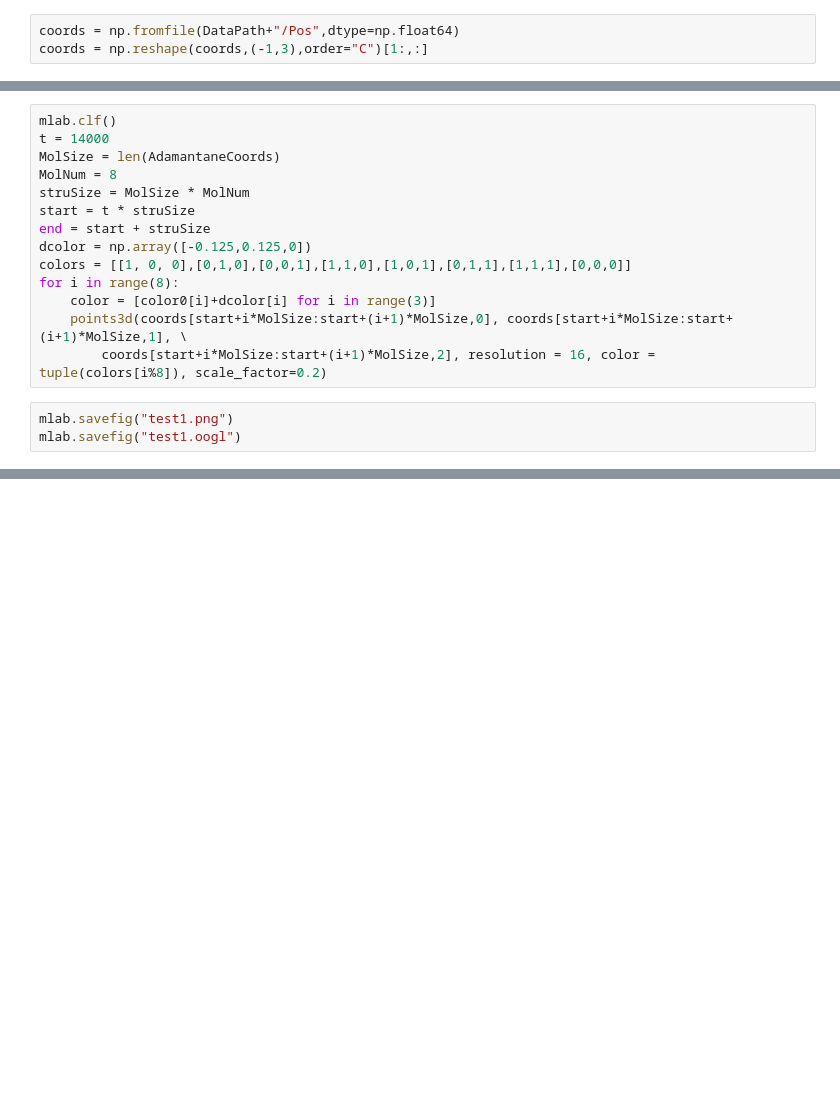
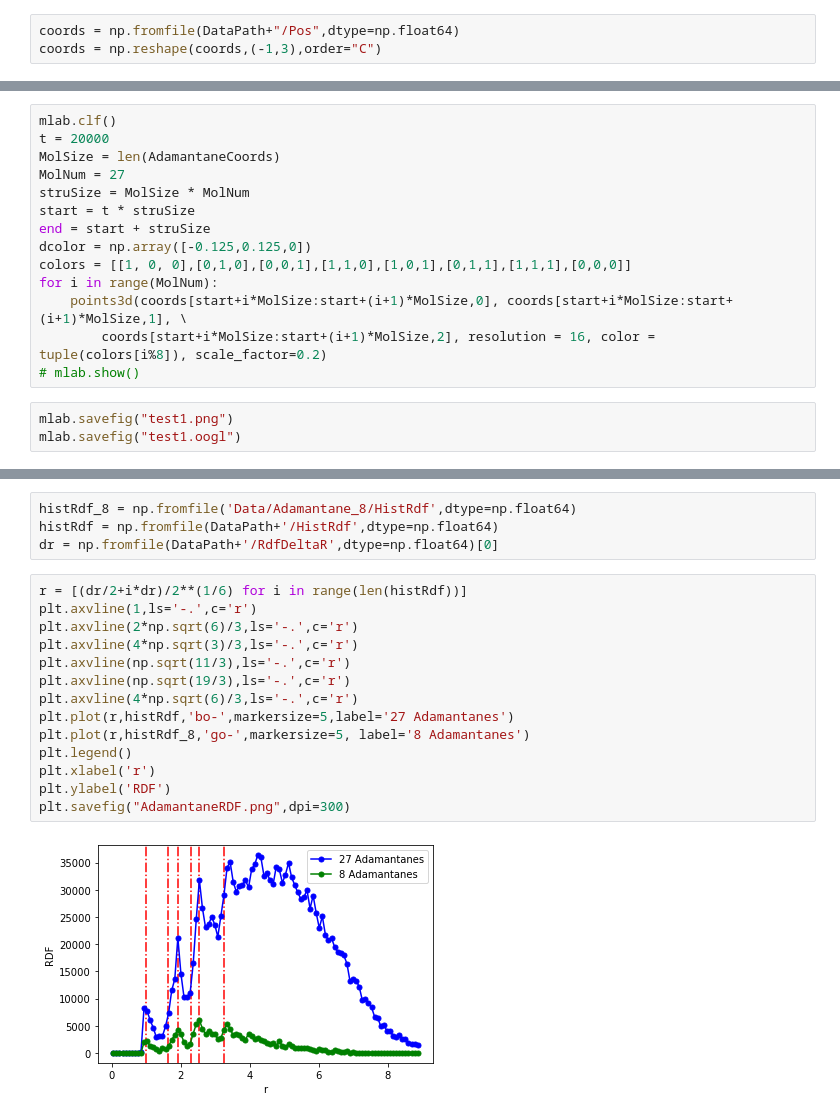
Before and after one commit to taaatang/Diamondoid, a Jupyter notebook: MolecularDynamics.ipynb, the cells around one changed output, grey strips where cells are left out. Cells and saved outputs as stored; diff of their text form; blank space fills up the shorter version.

```diff
--- a/MolecularDynamics.ipynb
+++ b/MolecularDynamics.ipynb
@@ -61,3 +35,3 @@ Text(0, 0.5, 'E')
 # %%
 coords = np.fromfile(DataPath+"/Pos",dtype=np.float64)
-coords = np.reshape(coords,(-1,3),order="C")[1:,:]
+coords = np.reshape(coords,(-1,3),order="C")
@@ -68,17 +42,17 @@ view(azimuth=-0,elevation=90)
 # %%
 mlab.clf()
-t = 14000
+t = 20000
 MolSize = len(AdamantaneCoords)
-MolNum = 8
+MolNum = 27
 struSize = MolSize * MolNum
 start = t * struSize
 end = start + struSize
 dcolor = np.array([-0.125,0.125,0])
 colors = [[1, 0, 0],[0,1,0],[0,0,1],[1,1,0],[1,0,1],[0,1,1],[1,1,1],[0,0,0]]
-for i in range(8):
-    color = [color0[i]+dcolor[i] for i in range(3)]
+for i in range(MolNum):
     points3d(coords[start+i*MolSize:start+(i+1)*MolSize,0], coords[start+i*MolSize:start+(i+1)*MolSize,1], \
         coords[start+i*MolSize:start+(i+1)*MolSize,2], resolution = 16, color = tuple(colors[i%8]), scale_factor=0.2)
+# mlab.show()
 # %%
 mlab.savefig("test1.png")
 mlab.savefig("test1.oogl")
@@ -96,0 +59,20 @@ points3d(1, 0, \
+# %%
+histRdf_8 = np.fromfile('Data/Adamantane_8/HistRdf',dtype=np.float64)
+histRdf = np.fromfile(DataPath+'/HistRdf',dtype=np.float64)
+dr = np.fromfile(DataPath+'/RdfDeltaR',dtype=np.float64)[0]
+# %%
+r = [(dr/2+i*dr)/2**(1/6) for i in range(len(histRdf))]
+plt.axvline(1,ls='-.',c='r')
+plt.axvline(2*np.sqrt(6)/3,ls='-.',c='r')
+plt.axvline(4*np.sqrt(3)/3,ls='-.',c='r')
+plt.axvline(np.sqrt(11/3),ls='-.',c='r')
+plt.axvline(np.sqrt(19/3),ls='-.',c='r')
+plt.axvline(4*np.sqrt(6)/3,ls='-.',c='r')
+plt.plot(r,histRdf,'bo-',markersize=5,label='27 Adamantanes')
+plt.plot(r,histRdf_8,'go-',markersize=5, label='8 Adamantanes')
+plt.legend()
+plt.xlabel('r')
+plt.ylabel('RDF')
+plt.savefig("AdamantaneRDF.png",dpi=300)
+# %% [output]
+[figure, added]
```
Also changed, not shown: parts of 12 cells of this notebook, 3 other files.
